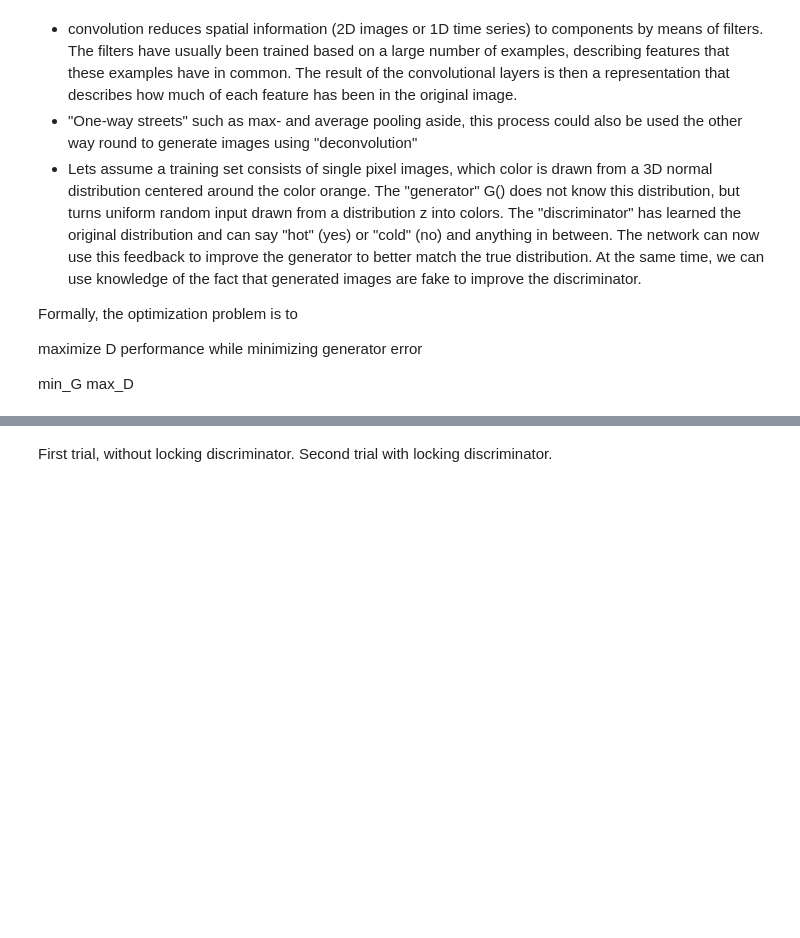
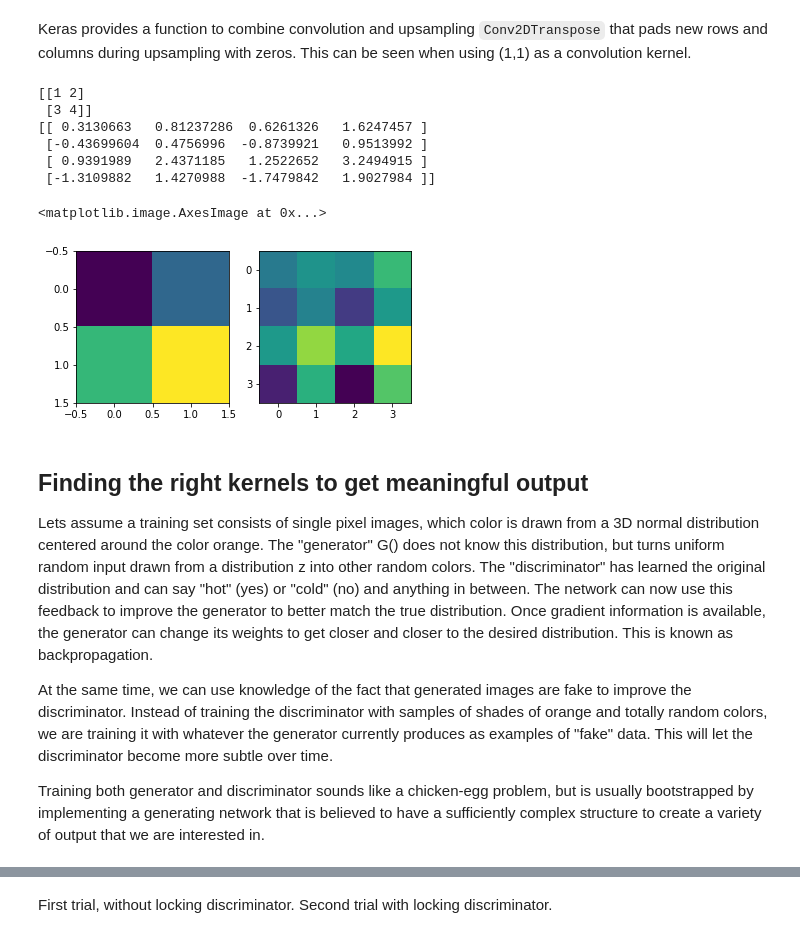
Before and after one commit to correll/deep-learning, a Jupyter notebook: lecture/L6 Generative Adversarial Networks.ipynb, the cells around one changed output, grey strips where cells are left out. Cells and saved outputs as stored; diff of their text form; code cells hidden in the pictures; blank space fills up the shorter version.

```diff
--- a/lecture/L6 Generative Adversarial Networks.ipynb
+++ b/lecture/L6 Generative Adversarial Networks.ipynb
@@ -1,11 +45,50 @@
+# %% [markdown]
+Keras provides a function to combine convolution and upsampling <code>Conv2DTranspose</code> that pads new rows and columns during upsampling with zeros. This can be seen when using (1,1) as a convolution kernel.
+# %%
+# Code inspired by https://machinelearningmastery.com/upsampling-and-transpose-convolution-layers-for-generative-adversarial-networks/
+
+# example of using the transpose convolutional layer
+from numpy import asarray
+from keras.models import Sequential
+from keras.layers import Conv2DTranspose
+# define input data
+X = asarray([[1, 2],
+            [3, 4]])
+# show input data for context
+print(X)
+# reshape input data into one sample a sample with a channel
+X = X.reshape((1, 2, 2, 1))
+# define model
+model = Sequential()
+# Use different kernels (1,1), (2,2) etc to see how Conv2DTranspose operates
+model.add(Conv2DTranspose(1, (2,2), strides=(2,2), input_shape=(2, 2, 1)))
+#model.summary()
+# make a prediction with the model
+yhat = model.predict(X)
+# reshape output to remove channel to make printing easier
+yhat = yhat.reshape((4, 4))
+# summarize output
+print(yhat)
+
+plt.subplot(1,2,1)
+plt.imshow(X.reshape((2,2)))
+plt.subplot(1,2,2)
+plt.imshow(yhat)
+# %% [output]
+[[1 2]
+ [3 4]]
+[[ 0.3130663   0.81237286  0.6261326   1.6247457 ]
+ [-0.43699604  0.4756996  -0.8739921   0.9513992 ]
+ [ 0.9391989   2.4371185   1.2522652   3.2494915 ]
+ [-1.3109882   1.4270988  -1.7479842   1.9027984 ]]
+<matplotlib.image.AxesImage at 0x...>
+[figure, added]
 # %% [markdown]
-- convolution reduces spatial information (2D images or 1D time series) to components by means of filters. The filters have usually been trained based on a large number of examples, describing features that these examples have in common. The result of the convolutional layers is then a representation that describes how much of each feature has been in the original image.
-- "One-way streets" such as max- and average pooling aside, this process could also be used the other way round to generate images using "deconvolution"
-- Lets assume a training set consists of single pixel images, which color is drawn from a 3D normal distribution centered around the color orange. The "generator" G() does not know this distribution, but turns uniform random input drawn from a distribution z into colors. The "discriminator" has learned the original distribution and can say "hot" (yes) or "cold" (no) and anything in between. The network can now use this feedback to improve the generator to better match the true distribution. At the same time, we can use knowledge of the fact that generated images are fake to improve the discriminator.
+## Finding the right kernels to get meaningful output
 
-Formally, the optimization problem is to
+Lets assume a training set consists of single pixel images, which color is drawn from a 3D normal distribution centered around the color orange. The "generator" G() does not know this distribution, but turns uniform random input drawn from a distribution z into other random colors. The "discriminator" has learned the original distribution and can say "hot" (yes) or "cold" (no) and anything in between. The network can now use this feedback to improve the generator to better match the true distribution. Once gradient information is available, the generator can change its weights to get closer and closer to the desired distribution. This is known as backpropagation.
 
-maximize D performance while minimizing generator error
+At the same time, we can use knowledge of the fact that generated images are fake to improve the discriminator. Instead of training the discriminator with samples of shades of orange and totally random colors, we are training it with whatever the generator currently produces as examples of "fake" data. This will let the discriminator become more subtle over time.
 
-min_G max_D
+Training both generator and discriminator sounds like a chicken-egg problem, but is usually bootstrapped by implementing a generating network that is believed to have a sufficiently complex structure to create a variety of output that we are interested in.
 # %% [markdown]
```
Also changed, not shown: parts of 18 cells of this notebook, 1 other file.
